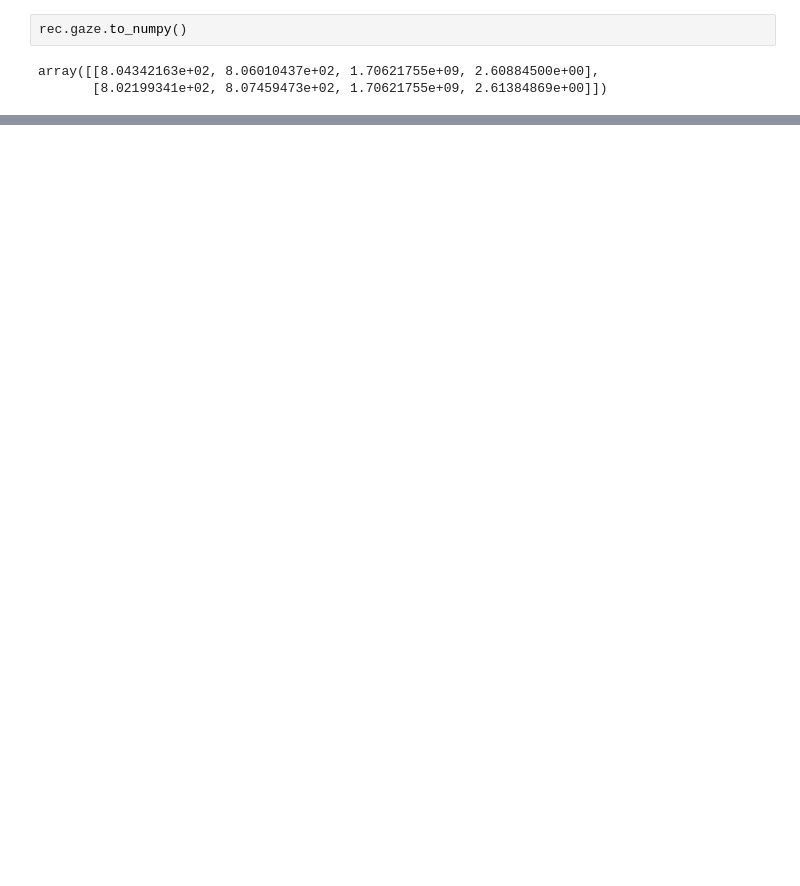
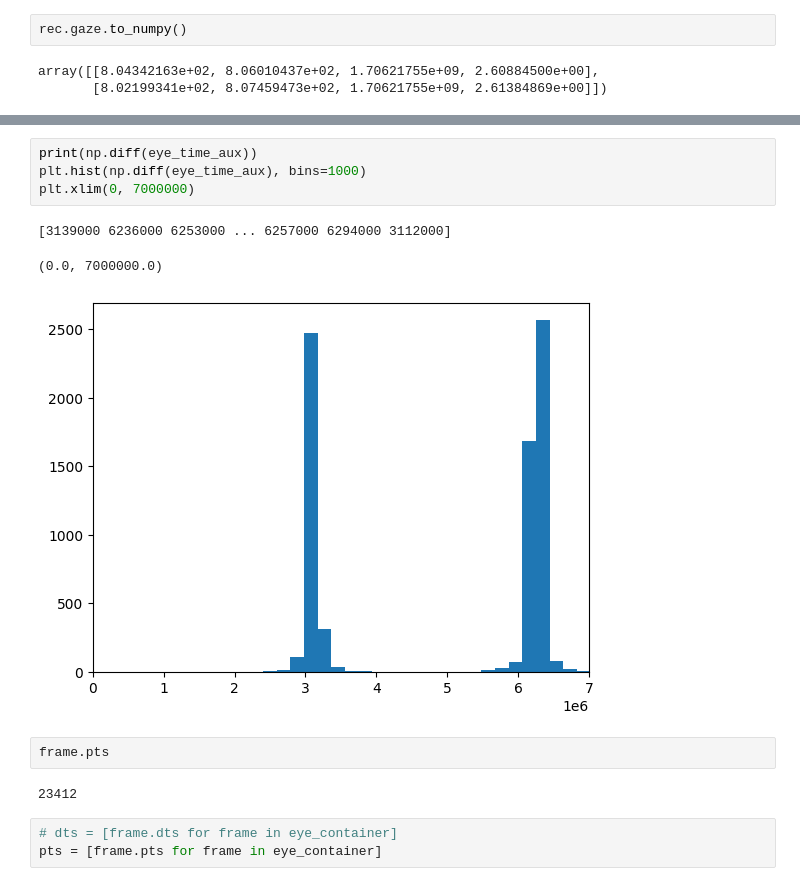
Before and after one commit to pupil-labs/pl-neon-recording, a Jupyter notebook: dev/dev.ipynb, the cells around one changed output, grey strips where cells are left out. Cells and saved outputs as stored; diff of their text form; blank space fills up the shorter version.

```diff
--- a/dev/dev.ipynb
+++ b/dev/dev.ipynb
@@ -701,0 +820,15 @@ array([[8.04342163e+02, 8.06010437e+02, 1.70621755e+09, 2.60884500e+00],
+# %%
+print(np.diff(eye_time_aux))
+plt.hist(np.diff(eye_time_aux), bins=1000)
+plt.xlim(0, 7000000)
+# %% [output]
+[3139000 6236000 6253000 ... 6257000 6294000 3112000]
+(0.0, 7000000.0)
+[figure, added]
+# %%
+frame.pts
+# %% [output]
+23412
+# %%
+# dts = [frame.dts for frame in eye_container]
+pts = [frame.pts for frame in eye_container]
```
Also changed, not shown: parts of 30 cells of this notebook, 5 other files.
